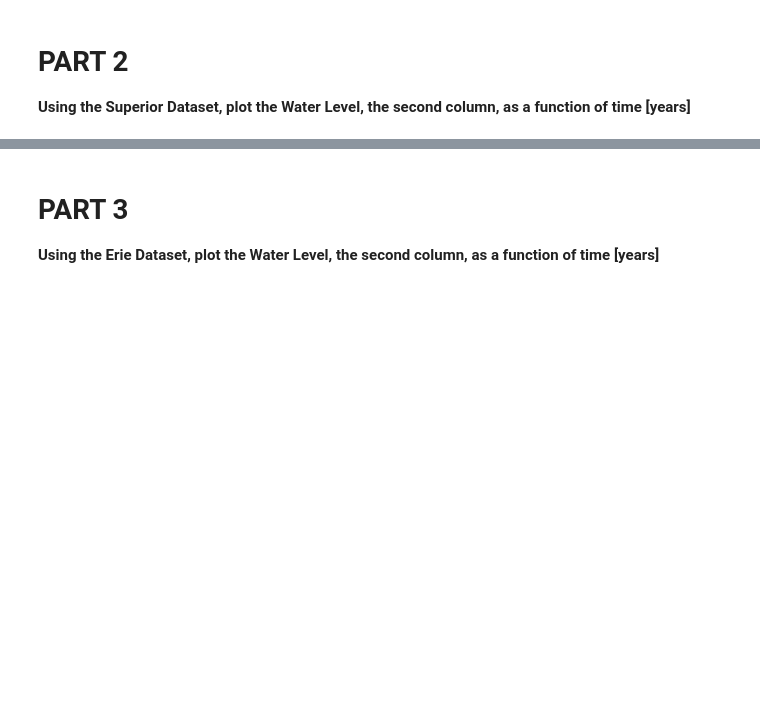
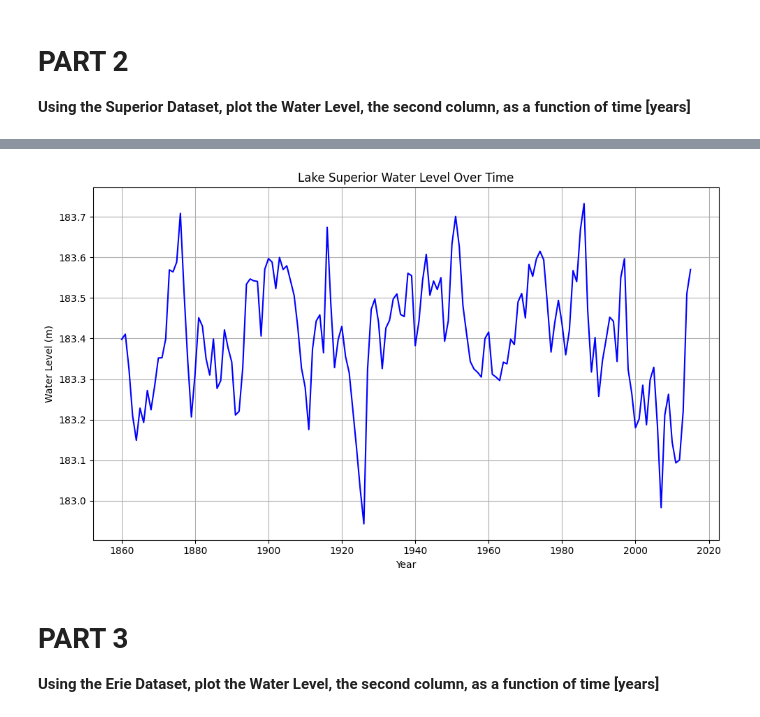
Before and after one commit to kevinpham13/CMSE202_Git_Started, a Jupyter notebook: Great_Lakes_and_Grand_River.ipynb, the cells around one changed output, grey strips where cells are left out. Saved outputs shown, nothing was run; the diff lists cells and outputs as text; code cells hidden in the pictures; blank space fills up the shorter version.

```diff
--- a/Great_Lakes_and_Grand_River.ipynb
+++ b/Great_Lakes_and_Grand_River.ipynb
@@ -50,3 +37,19 @@ plt.show()
+# %%
+# Insert Code Here
+sup = pd.read_csv("data/sup.csv")
+
+sup['Date'] = pd.to_datetime(sup['Lake Superior annual averages'])
+
+plt.figure(figsize=(10, 6))
+plt.plot(sup['Lake Superior annual averages'], sup['AnnAvg'], color='blue')
+plt.title("Lake Superior Water Level Over Time")
+plt.xlabel("Year")
+plt.ylabel("Water Level (m)")
+plt.grid(True)
+plt.tight_layout()
+plt.show()
+# %% [output]
+[figure, added]
 # %% [markdown]
 # PART 3
 
```
Also changed, not shown: parts of 8 cells of this notebook.
